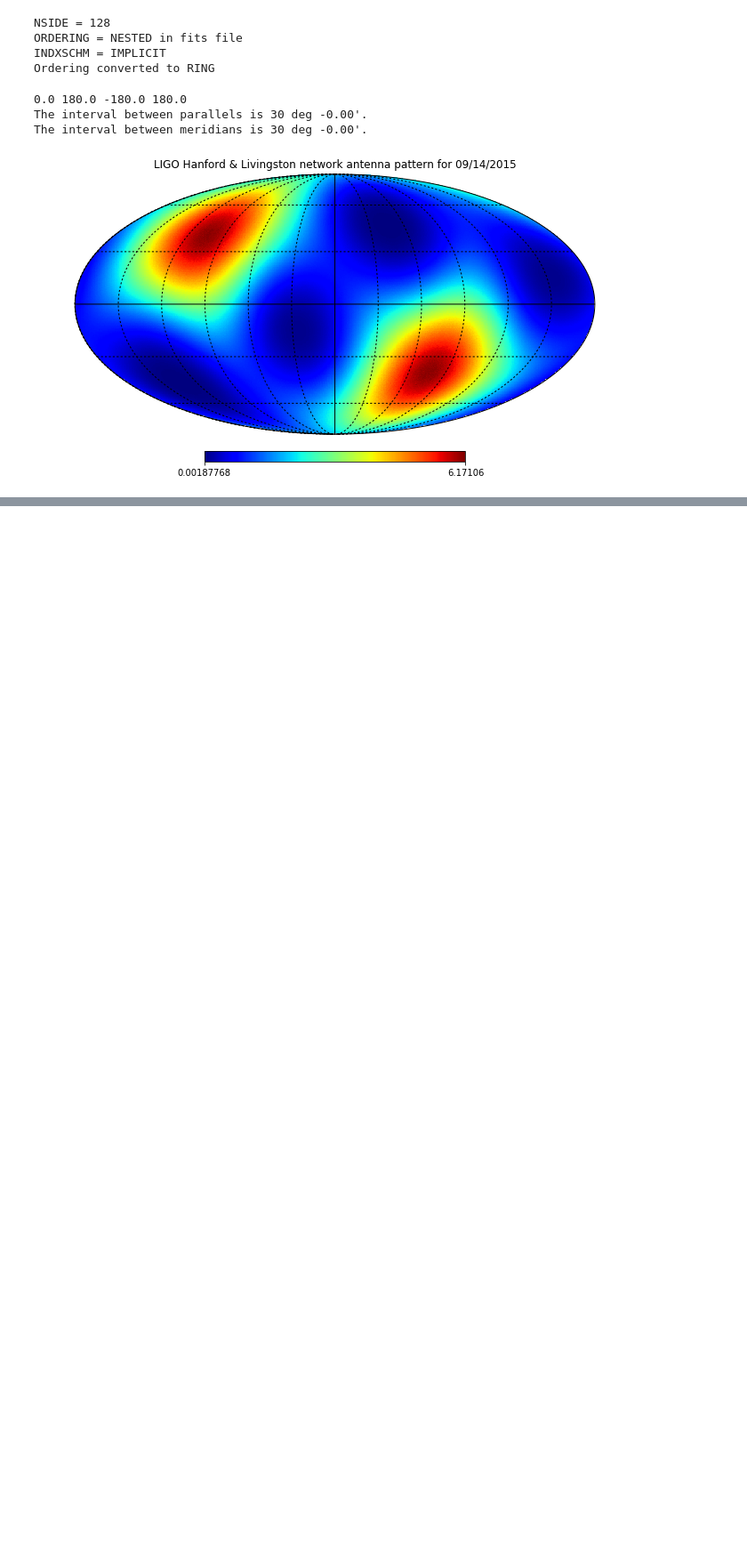
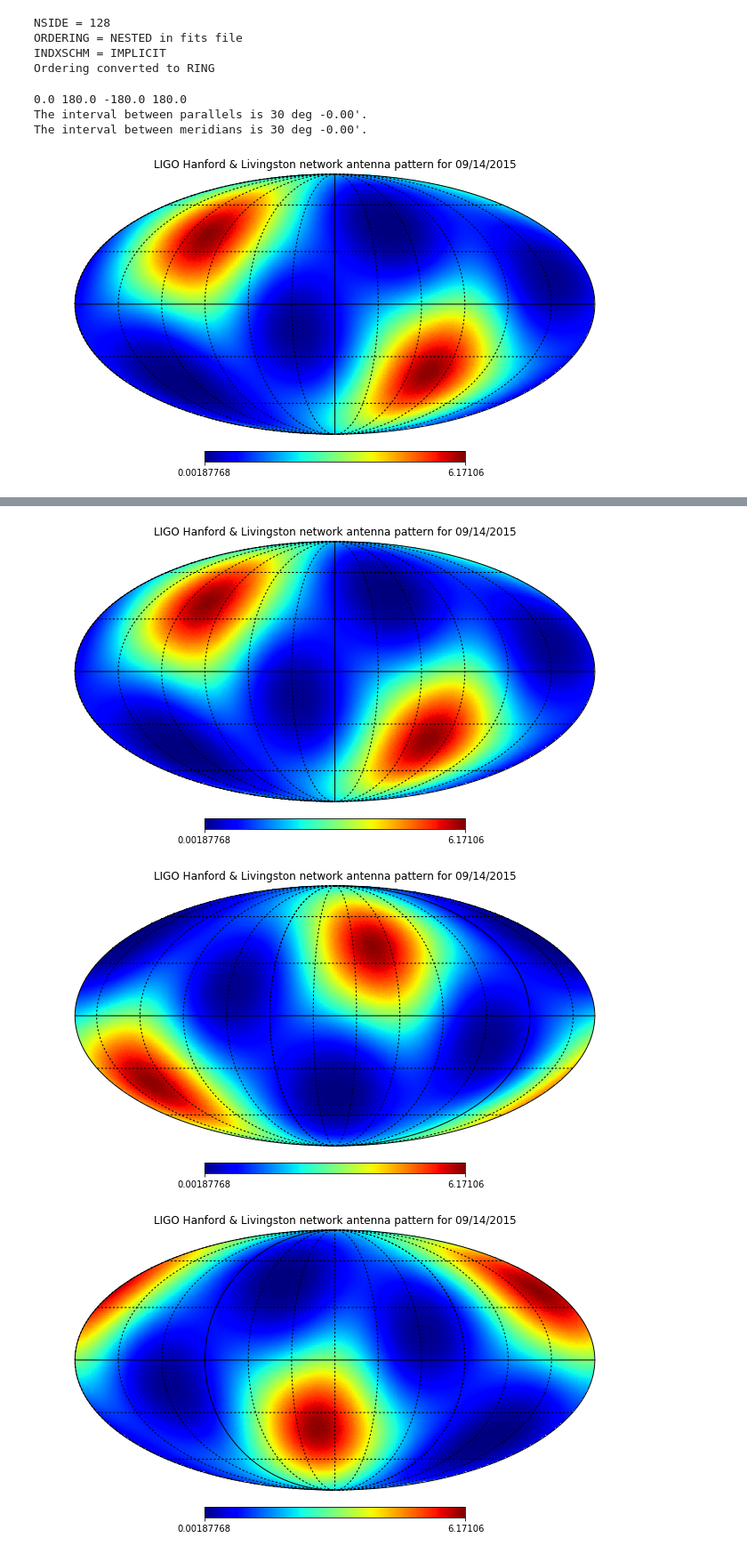
Before and after one commit to kperezsa/BNS-MergerRates, a Jupyter notebook: LIGO probability maps.ipynb, the cells around one changed output, grey strips where cells are left out. Shown at 89% size. Cells and saved outputs as stored; diff of their text form; code cells hidden in the pictures; blank space fills up the shorter version.

Commit message:
rotation plots

```diff
--- a/LIGO probability maps.ipynb
+++ b/LIGO probability maps.ipynb
@@ -66,3 +63,8 @@ hp.graticule()
 The interval between parallels is 30 deg -0.00'.
 The interval between meridians is 30 deg -0.00'.
 [figure]
+# %%
+for i in range(0,90,15):
+    hp.mollview(chenMap, title="LIGO Hanford & Livingston network antenna pattern for 09/14/2015",rot=(15*i,0,0),flip='geo',cmap=cool_cmap)
+    hp.graticule()
+# %% [output]
@@ -68,0 +89,3 @@ The interval between meridians is 30 deg -0.00'.
+[figure, added]
+[figure, added]
+[figure, added]
```
Also changed, not shown: parts of 2 cells of this notebook.
